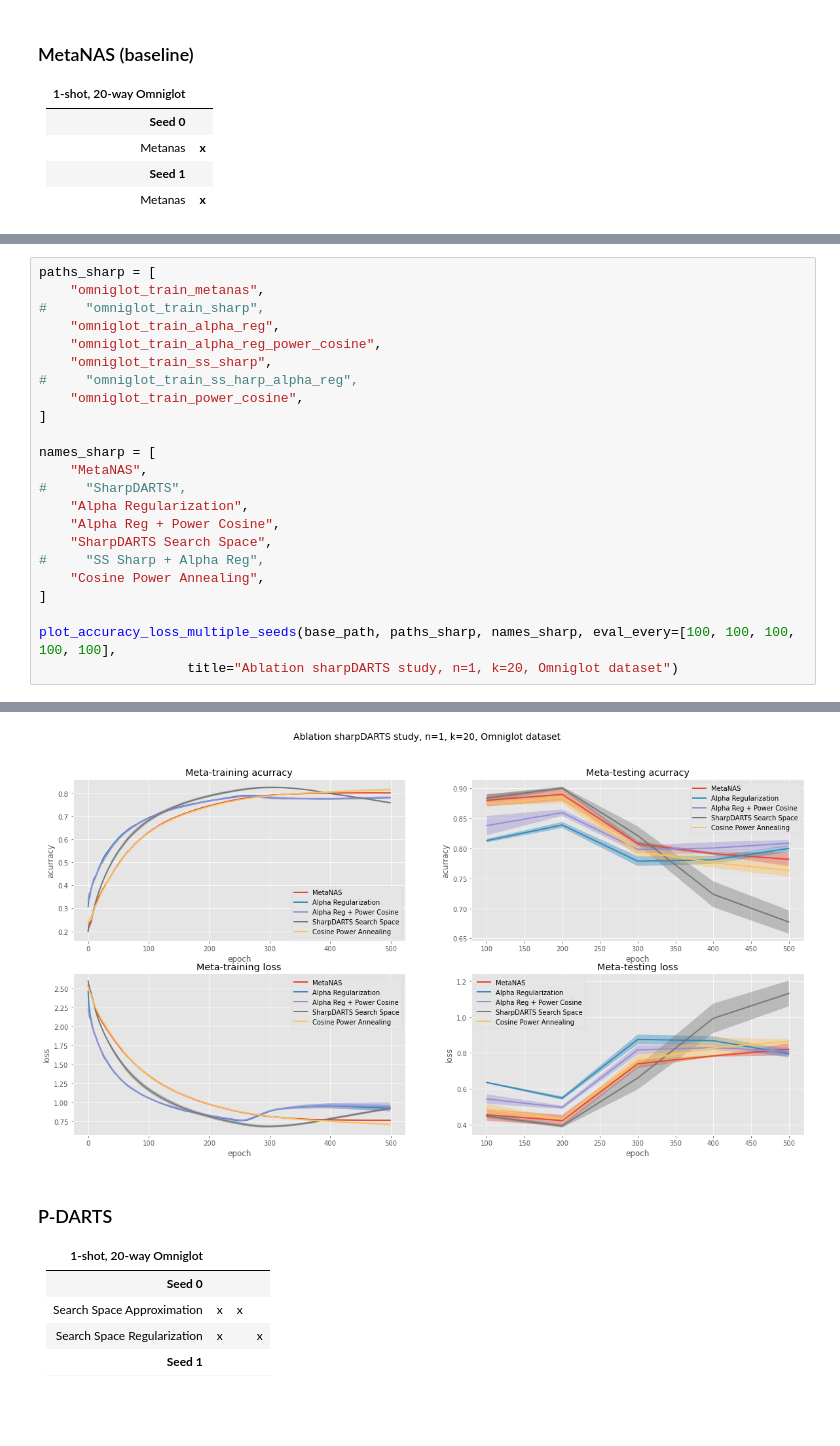
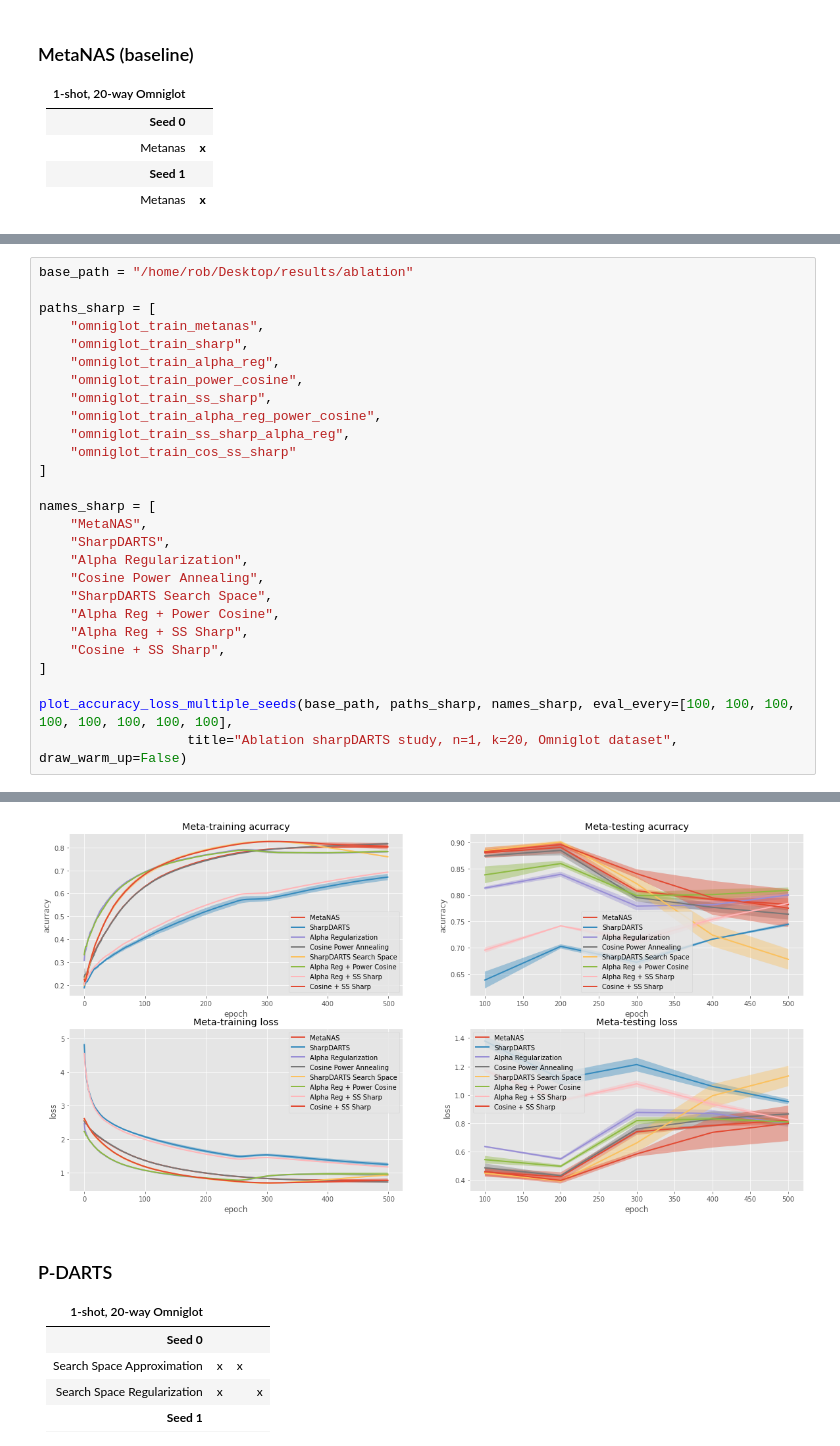
Before and after one commit to RobvanGastel/meta-fsl-nas, a Jupyter notebook: notebooks/Visualize MetaNAS.ipynb, the cells around one changed output, grey strips where cells are left out. Drawn from its saved outputs; the diff is of its cells as text; blank space fills up the shorter version.

```diff
--- a/notebooks/Visualize MetaNAS.ipynb
+++ b/notebooks/Visualize MetaNAS.ipynb
@@ -232,24 +210,28 @@ names_sharp = [
 # %%
+base_path = "/home/rob/Desktop/results/ablation"
+
 paths_sharp = [
     "omniglot_train_metanas",
-#     "omniglot_train_sharp",
+    "omniglot_train_sharp",
     "omniglot_train_alpha_reg",
+    "omniglot_train_power_cosine",
+    "omniglot_train_ss_sharp",
     "omniglot_train_alpha_reg_power_cosine",
-    "omniglot_train_ss_sharp",
-#     "omniglot_train_ss_harp_alpha_reg",
-    "omniglot_train_power_cosine",
+    "omniglot_train_ss_sharp_alpha_reg",
+    "omniglot_train_cos_ss_sharp"
 ]
 
 names_sharp = [
     "MetaNAS",
-#     "SharpDARTS",
+    "SharpDARTS",
     "Alpha Regularization",
+    "Cosine Power Annealing",
+    "SharpDARTS Search Space",
     "Alpha Reg + Power Cosine",
-    "SharpDARTS Search Space",
-#     "SS Sharp + Alpha Reg",
-    "Cosine Power Annealing",
+    "Alpha Reg + SS Sharp",
+    "Cosine + SS Sharp",
 ]
 
-plot_accuracy_loss_multiple_seeds(base_path, paths_sharp, names_sharp, eval_every=[100, 100, 100, 100, 100],
-                   title="Ablation sharpDARTS study, n=1, k=20, Omniglot dataset")
+plot_accuracy_loss_multiple_seeds(base_path, paths_sharp, names_sharp, eval_every=[100, 100, 100, 100, 100, 100, 100, 100],
+                   title="Ablation sharpDARTS study, n=1, k=20, Omniglot dataset", draw_warm_up=False)
 # %% [output]
@@ -256,4 +255,4 @@ plot_accuracy_loss_multiple_seeds(base_path, paths_sharp, names_sharp, eval_ever
-[figure, old version]
+[figure, new version]
 # %% [markdown]
 ### P-DARTS
 
```
Also changed, not shown: parts of 36 cells of this notebook, 4 other files.
